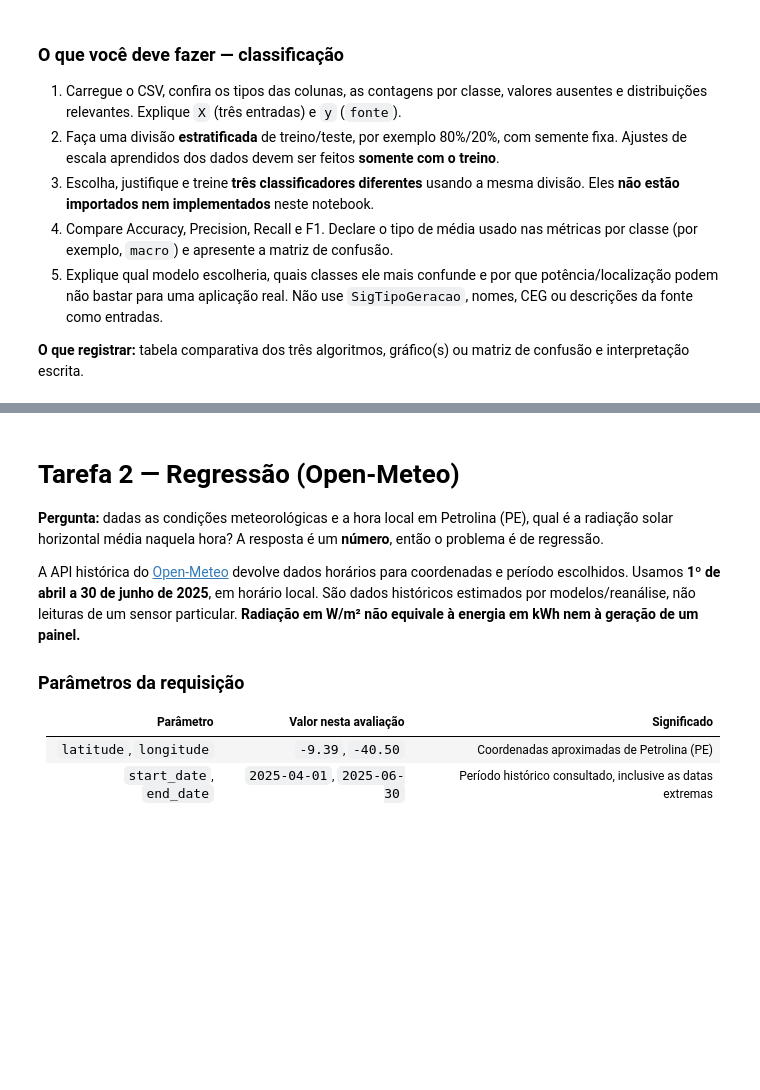
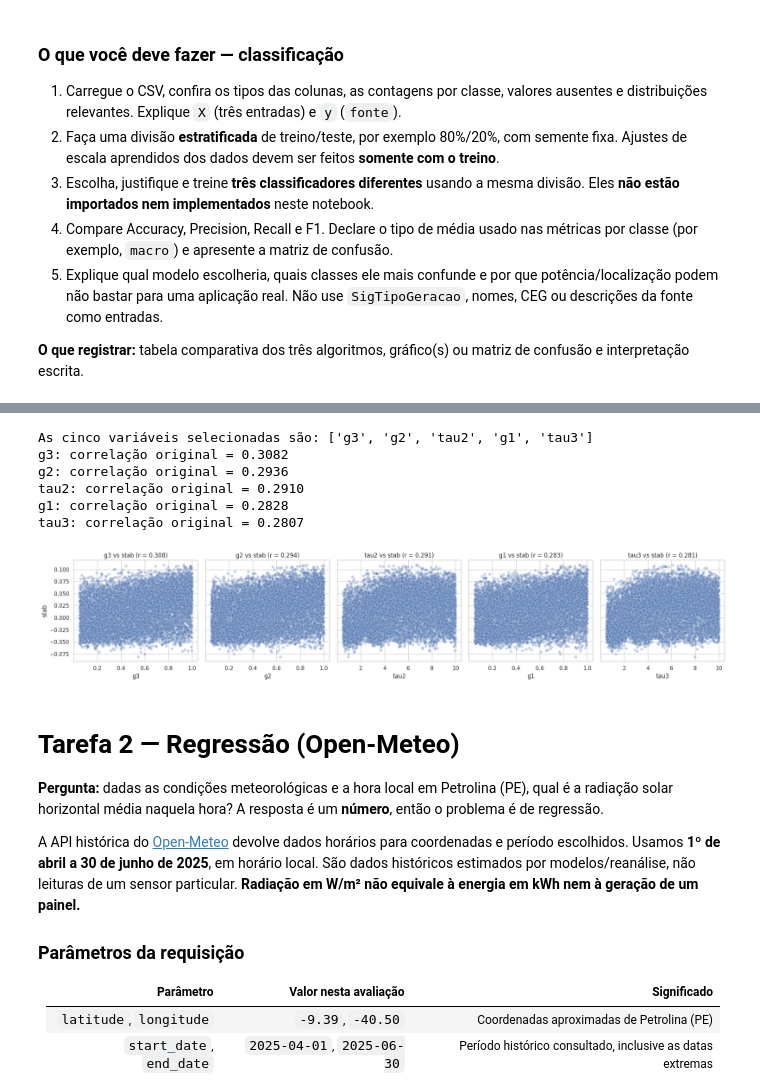
Before and after one commit to ThiagoCalazansLuzNakano/CP_2_Soluces_Renovaveis, a Jupyter notebook: Aula_APIs_Energia_Renovavel_ML.ipynb, the cells around one changed output, grey strips where cells are left out. Drawn from its saved outputs; the diff is of its cells as text; code cells hidden in the pictures; blank space fills up the shorter version.

```diff
--- a/Aula_APIs_Energia_Renovavel_ML.ipynb
+++ b/Aula_APIs_Energia_Renovavel_ML.ipynb
@@ -144,3 +256,30 @@ from sklearn.metrics import mean_absolute_error, mean_squared_error, r2_score
+# %%
+# (1) e (2) Correlação das variáveis numéricas com stab, sem a própria stab
+corr_stab = correlacao['stab'].drop('stab')
+
+# (3) Cinco maiores correlações em valor absoluto
+cinco_variaveis = corr_stab.abs().nlargest(5).index.tolist()
+
+# (4) Nomes e valores originais (com sinal)
+print("As cinco variáveis selecionadas são:", cinco_variaveis)
+for col in cinco_variaveis:
+    print(f"{col}: correlação original = {corr_stab[col]:.4f}")
+
+# (6) Gráficos de dispersão (variável no eixo X, stab no eixo Y)
+fig, axes = plt.subplots(1, 5, figsize=(20, 4), sharey=True)
+for i, col in enumerate(cinco_variaveis):
+    sns.scatterplot(data=df, x=col, y='stab', ax=axes[i], alpha=0.3)
+    axes[i].set_title(f"{col} vs stab (r = {corr_stab[col]:.3f})")  # ALTERADO: antes era f"{col} vs stab" (agora mostra também o valor de r)
+plt.tight_layout()
+plt.show()
+# %% [output]
+As cinco variáveis selecionadas são: ['g3', 'g2', 'tau2', 'g1', 'tau3']
+g3: correlação original = 0.3082
+g2: correlação original = 0.2936
+tau2: correlação original = 0.2910
+g1: correlação original = 0.2828
+tau3: correlação original = 0.2807
+[figure, added]
 # %% [markdown]
 # Tarefa 2 — Regressão (Open-Meteo)
 
```
Also changed, not shown: parts of 27 cells of this notebook.
